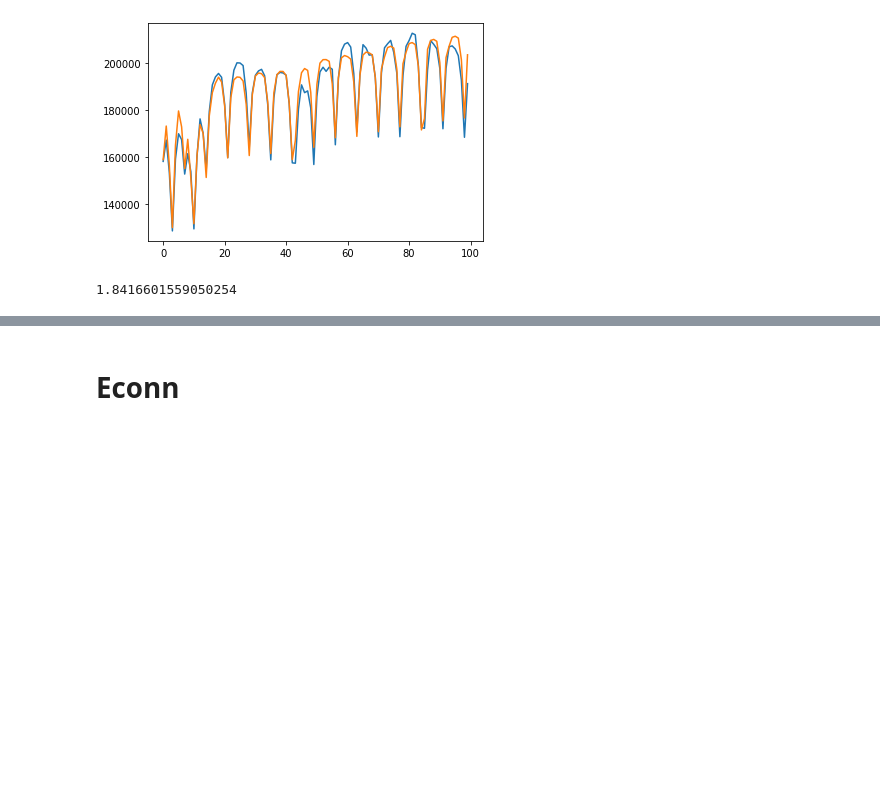
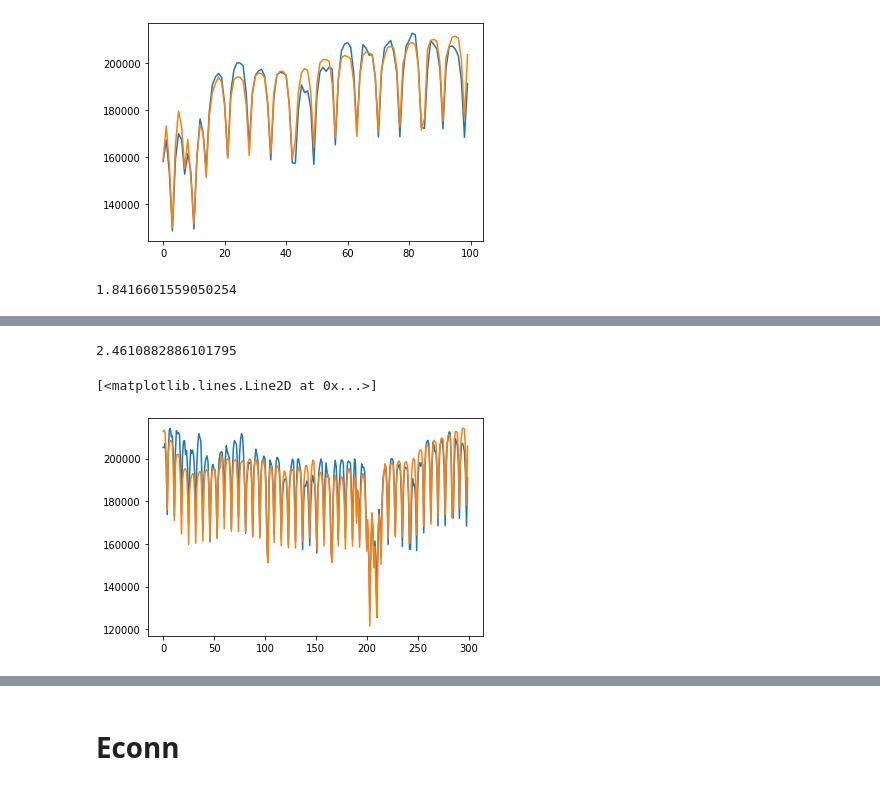
Before and after one commit to Gegori1/SVM, a Jupyter notebook: SVR/Libraries_prediction/Bayesian optimization_mulmbda_focused.ipynb, the cells around one changed output, grey strips where cells are left out. Drawn from its saved outputs; the diff is of its cells as text; code cells hidden in the pictures; blank space fills up the shorter version.

```diff
--- a/SVR/Libraries_prediction/Bayesian optimization_mulmbda_focused.ipynb
+++ b/SVR/Libraries_prediction/Bayesian optimization_mulmbda_focused.ipynb
@@ -215,0 +221,38 @@ np.mean(np.abs((y_test - pre2)/y_test))*100
+# %%
+y1 =pd.read_excel(r'Data//Data1.xlsx').set_index("fecha").loc["2007-01-01":"2020-03-30"]
+X1 = pd.read_csv("X.csv")
+
+X = X1.drop(["fecha"], axis = 1).to_numpy(); y = y1.to_numpy()
+
+X, X_test, y, y_test = train_test_split(X, y, test_size = 300, shuffle = False)
+
+scaler = MaxAbsScaler(); scaler.fit(X); X = scaler.transform(X)
+X_test = scaler.transform(X_test)
+
+scaler1 = MaxAbsScaler(); scaler1.fit(y); y = scaler1.transform(y).reshape(-1)
+# %%
+    hyperparameters = {
+        'kernel' : "rbf",
+        'C' : 1.5622596668986724,
+        'epsilon' : 0.01,
+        'mu' : 0.8894683237212756,
+        'lmbda' : 0.7147423174236999,
+        'gamma' : 0.009632563464115184,
+    }
+
+model = SVR_general_cvxopt(**hyperparameters).fit(X, y)
+# %%
+predict = model.predict(X_test)
+# %%
+pred = scaler1.inverse_transform(predict.reshape(-1, 1))
+# %%
+# 2.4610961642466016
+np.mean(np.abs((y_test - pred)/y_test))*100
+# %% [output]
+2.4610882886101795
+# %%
+plt.plot(y_test)
+plt.plot(pred)
+# %% [output]
+[<matplotlib.lines.Line2D at 0x...>]
+[figure, added]
```
Also changed, not shown: parts of 5 cells of this notebook.
